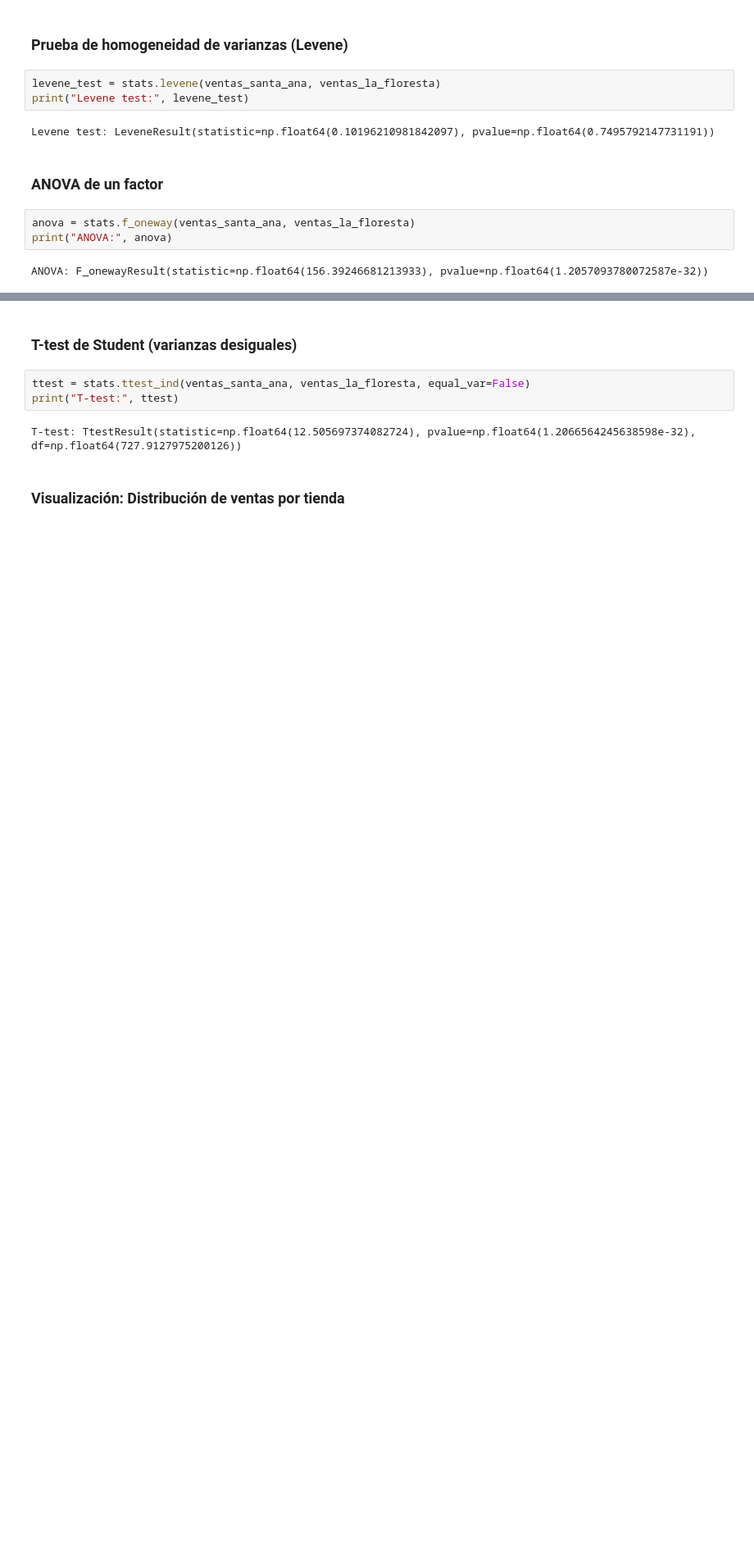
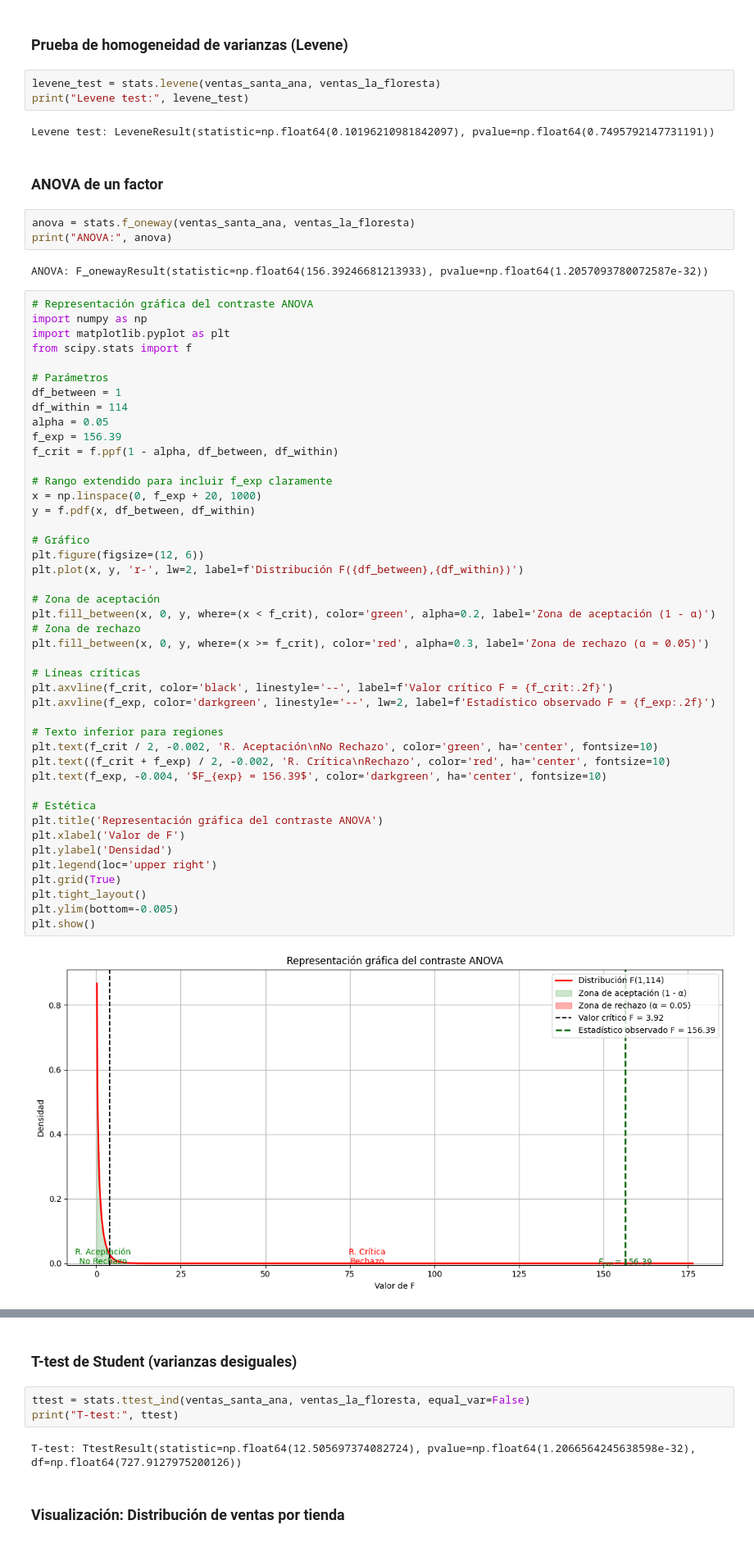
Before and after one commit to emiliano-ipa/CEIA-PEIA-EXAMEN_FINAL, a Jupyter notebook: tp_final.ipynb, the cells around one changed output, grey strips where cells are left out. Shown at 82% size. Drawn from its saved outputs; the diff is of its cells as text; blank space fills up the shorter version.

Commit message:
Ajustes al punto 3, agregar gráfico ANOVA

```diff
--- a/tp_final.ipynb
+++ b/tp_final.ipynb
@@ -398,3 +398,49 @@ anova = stats.f_oneway(ventas_santa_ana, ventas_la_floresta)
 print("ANOVA:", anova)
 # %% [output]
 ANOVA: F_onewayResult(statistic=np.float64(156.39246681213933), pvalue=np.float64(1.2057093780072587e-32))
+# %%
+# Representación gráfica del contraste ANOVA
+import numpy as np
+import matplotlib.pyplot as plt
+from scipy.stats import f
+
+# Parámetros
+df_between = 1
+df_within = 114
+alpha = 0.05
+f_exp = 156.39
+f_crit = f.ppf(1 - alpha, df_between, df_within)
+
+# Rango extendido para incluir f_exp claramente
+x = np.linspace(0, f_exp + 20, 1000)
+y = f.pdf(x, df_between, df_within)
+
+# Gráfico
+plt.figure(figsize=(12, 6))
+plt.plot(x, y, 'r-', lw=2, label=f'Distribución F({df_between},{df_within})')
+
+# Zona de aceptación
+plt.fill_between(x, 0, y, where=(x < f_crit), color='green', alpha=0.2, label='Zona de aceptación (1 - α)')
+# Zona de rechazo
+plt.fill_between(x, 0, y, where=(x >= f_crit), color='red', alpha=0.3, label='Zona de rechazo (α = 0.05)')
+
+# Líneas críticas
+plt.axvline(f_crit, color='black', linestyle='--', label=f'Valor crítico F = {f_crit:.2f}')
+plt.axvline(f_exp, color='darkgreen', linestyle='--', lw=2, label=f'Estadístico observado F = {f_exp:.2f}')
+
+# Texto inferior para regiones
+plt.text(f_crit / 2, -0.002, 'R. Aceptación\nNo Rechazo', color='green', ha='center', fontsize=10)
+plt.text((f_crit + f_exp) / 2, -0.002, 'R. Crítica\nRechazo', color='red', ha='center', fontsize=10)
+plt.text(f_exp, -0.004, '$F_{exp} = 156.39$', color='darkgreen', ha='center', fontsize=10)
+
+# Estética
+plt.title('Representación gráfica del contraste ANOVA')
+plt.xlabel('Valor de F')
+plt.ylabel('Densidad')
+plt.legend(loc='upper right')
+plt.grid(True)
+plt.tight_layout()
+plt.ylim(bottom=-0.005)
+plt.show()
+# %% [output]
+[figure, added]
```
Also changed, not shown: parts of 3 cells of this notebook.
